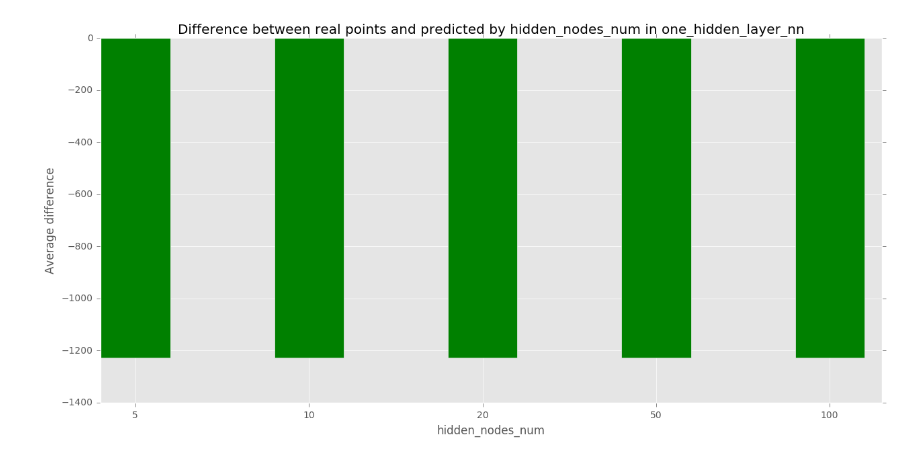
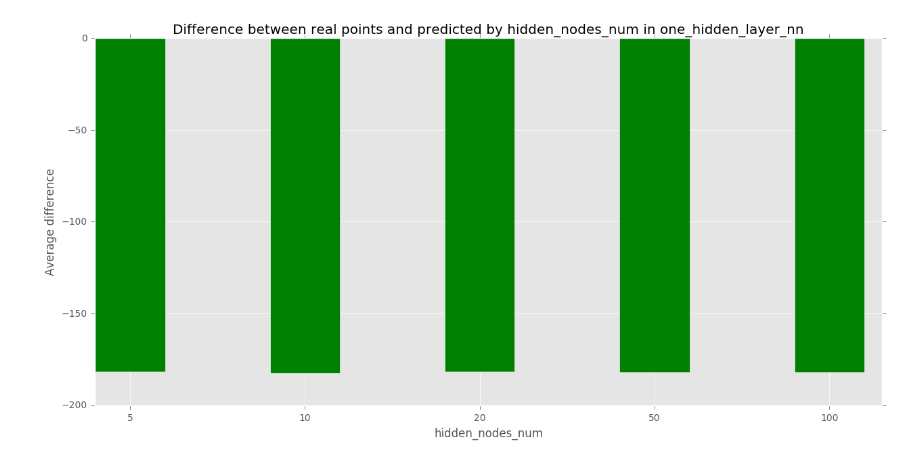
Before and after one commit to avgaydashenko/cuddly-robot, a Jupyter notebook: framework-torch.ipynb, the cells around one changed output. Cells and saved outputs as stored; diff of their text form; code cells hidden in the pictures.

```diff
--- a/framework-torch.ipynb
+++ b/framework-torch.ipynb
@@ -202,7 +202,7 @@ def one_hidden_layer_nn(train_data, train_results, test_data, hidden_nodes_num=2
     result = np.zeros_like(to_model(test_data))
 
     nsamples = to_model(test_data).shape[0]
-    for i in range(ntestinputs):
+    for i in range(nsamples):
         result[i] = (mlp._forward(torch.fromNumpyArray(test_data_model[i].astype(float)))).asNumpyArray()
 
     return from_model(result)
@@ -232,5 +244,5 @@ TypeError: 'NoneType' object is not callable
 # %%
 compare_results(function=one_hidden_layer_nn, test_results=test_results, parameter_name="hidden_nodes_num",
                 list_of_values=[5, 10, 20, 50, 100], train_data=train_data, train_results=train_results,
-                test_data=test_data, transfer_function=nn.Tanh(), learning_rate=0.000001)
+                test_data=test_data, transfer_function=nn.Sigmoid(), learning_rate=0.0001)
 # %% [output]
@@ -244 +256 @@ Results: [-1227.2279061545519, -1227.2066290128409, -1227.202939518799, -1227.23
-[figure, old version]
+[figure, new version]
```
Also changed, not shown: parts of 4 cells of this notebook, 2 other files.
